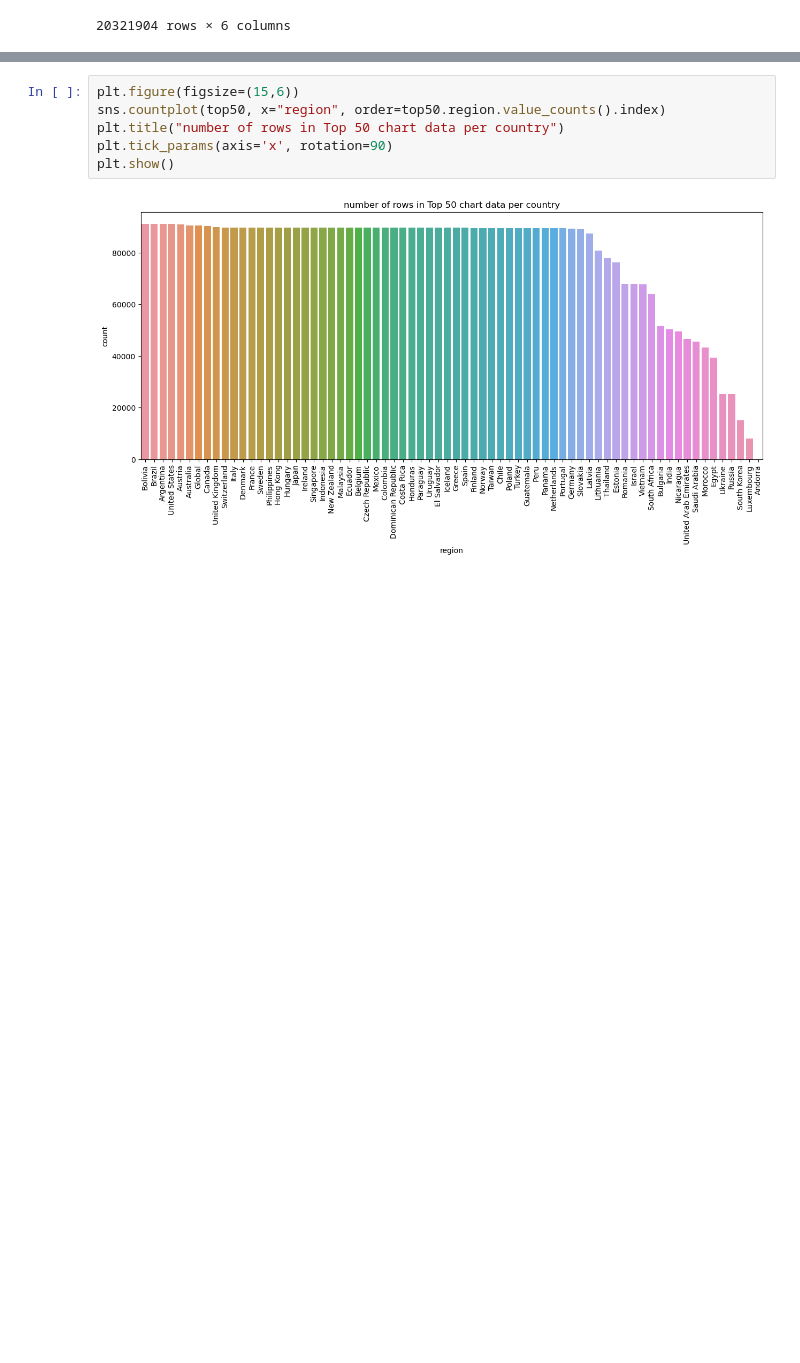
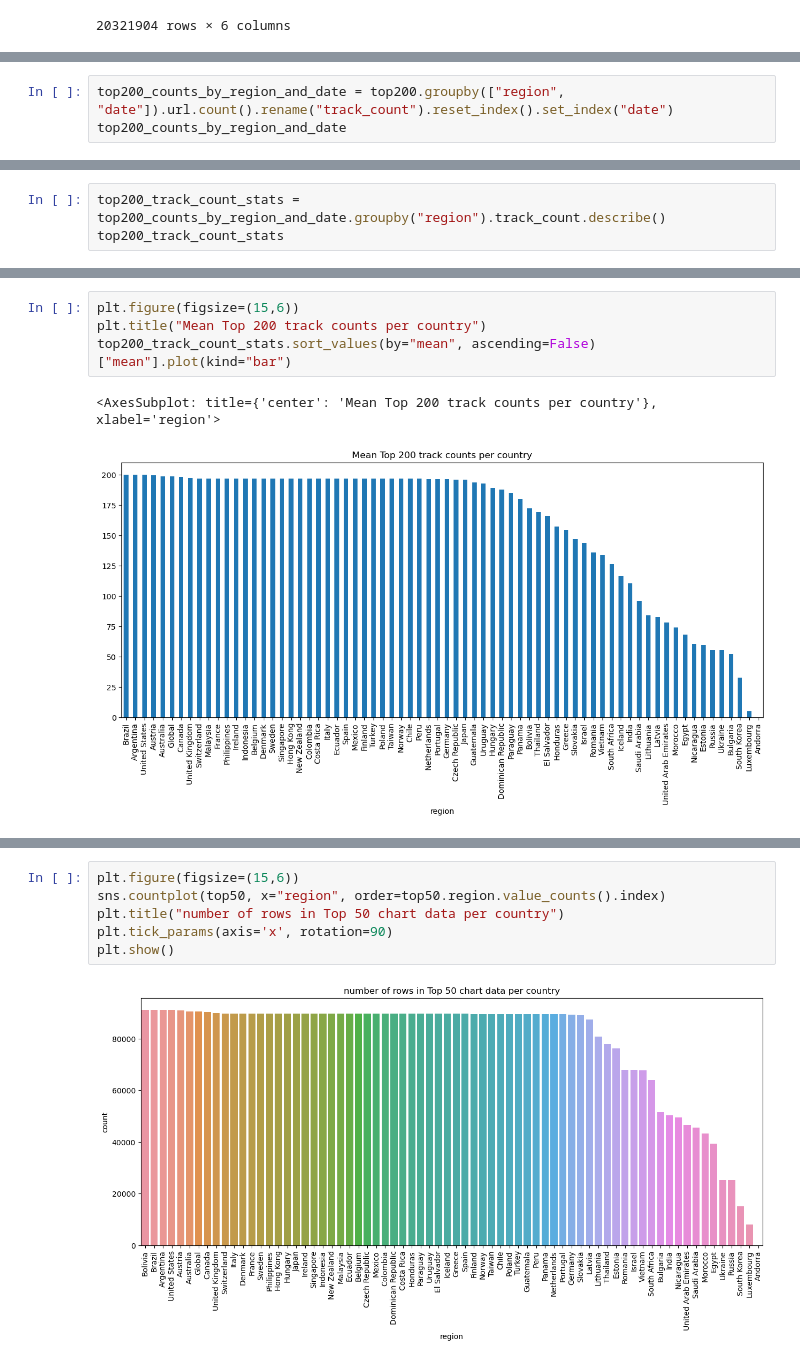
Before and after one commit to Sejmou/exploring-spotify-charts, a Jupyter notebook: data-exploration/spotify_weekly_charts.ipynb, the cells around one changed output, grey strips where cells are left out. Drawn from its saved outputs; the diff is of its cells as text; blank space fills up the shorter version.

Commit message:
Spotify chart data cleaning

```diff
--- a/data-exploration/spotify_weekly_charts.ipynb
+++ b/data-exploration/spotify_weekly_charts.ipynb
@@ -328,3 +329,6 @@ Russia                  100768
 South Korea              59576
 Ukraine                 100766
 Name: region, Length: 70, dtype: int64
+# %%
+top200_counts_by_region_and_date = top200.groupby(["region", "date"]).url.count().rename("track_count").reset_index().set_index("date")
+top200_counts_by_region_and_date
@@ -330,0 +350,3 @@ Name: region, Length: 70, dtype: int64
+# %%
+top200_track_count_stats = top200_counts_by_region_and_date.groupby("region").track_count.describe()
+top200_track_count_stats
@@ -330,0 +368,7 @@ Name: region, Length: 70, dtype: int64
+# %%
+plt.figure(figsize=(15,6))
+plt.title("Mean Top 200 track counts per country")
+top200_track_count_stats.sort_values(by="mean", ascending=False)["mean"].plot(kind="bar")
+# %% [output]
+<AxesSubplot: title={'center': 'Mean Top 200 track counts per country'}, xlabel='region'>
+[figure, added]
```
Also changed, not shown: parts of 40 cells of this notebook, 2 other files.
